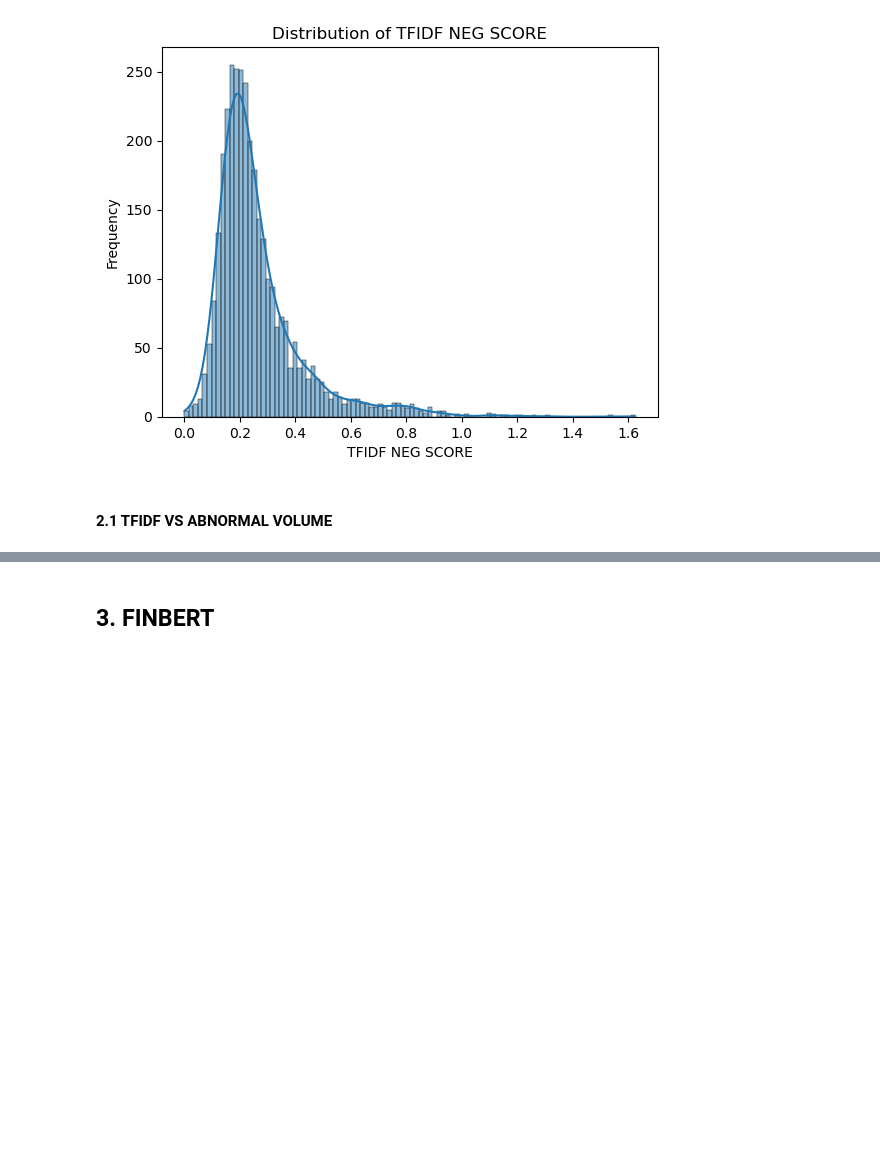
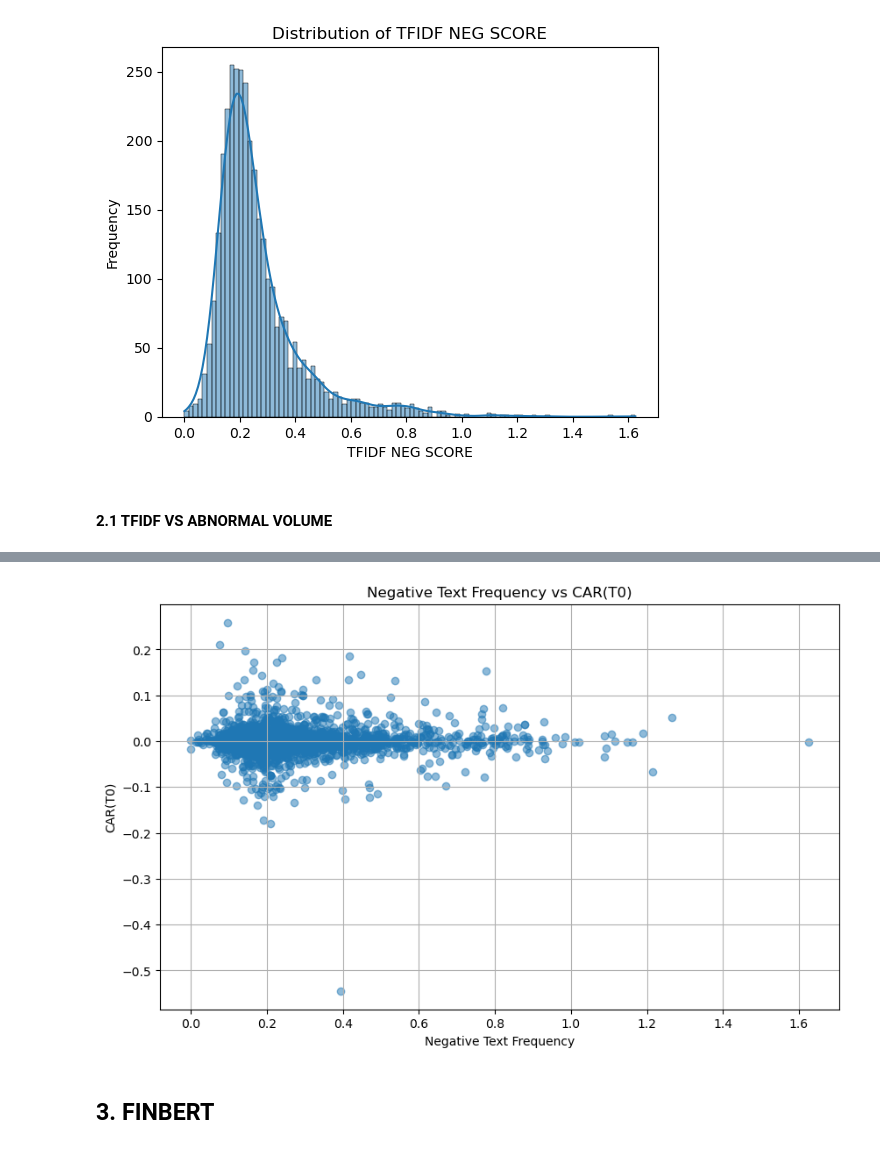
Before and after one commit to suchitranayak1998/10ksentimentalanalysis, a Jupyter notebook: Hypothesis_testing.ipynb, the cells around one changed output, grey strips where cells are left out. Cells and saved outputs as stored; diff of their text form; code cells hidden in the pictures; blank space fills up the shorter version.

```diff
--- a/Hypothesis_testing.ipynb
+++ b/Hypothesis_testing.ipynb
@@ -208,0 +265,14 @@ Notes:
+# %%
+merge_tf = pd.merge(merge_tf, ar[['ACCESSION NUMBER', 'CAR(T0)', 'CAR(T1)', 'CAR(T3)', 'CAR(T5)', 'CAR(T10)', 'CAR(T15)', 'CAR(T20)', 'CAR(T30)', 'CAR(T60)','alpha']], on='ACCESSION NUMBER', how='left')
+merge_tf= merge_tf.dropna(subset=['alpha'])
+X = merge_tf[['Negative_tf','Positive_tf','mkt_cap', 'PB_ratios','alpha']]
+scaler = StandardScaler()
+X_scaled = scaler.fit_transform(X)
+
+X_scaled_with_const = sm.add_constant(X_scaled)
+
+Y = merged_df['CAR(T0)']
+
+model = sm.OLS(Y, X_scaled_with_const).fit()
+
+print(model.summary())
@@ -209,3 +297,14 @@ Notes:
+# %%
+import matplotlib.pyplot as plt
+plt.figure(figsize=(10, 6))
+plt.scatter(merge_tf['Negative_tf'], merge_tf['CAR(T0)'], alpha=0.5)
+plt.title('Negative Text Frequency vs CAR(T0)')
+plt.xlabel('Negative Text Frequency')
+plt.ylabel('CAR(T0)')
+plt.grid(True)
+plt.show()
+# %% [output]
+[figure, added]
 # %% [markdown]
 ## 3. FINBERT
 # %%
```
Also changed, not shown: parts of 41 cells of this notebook.
